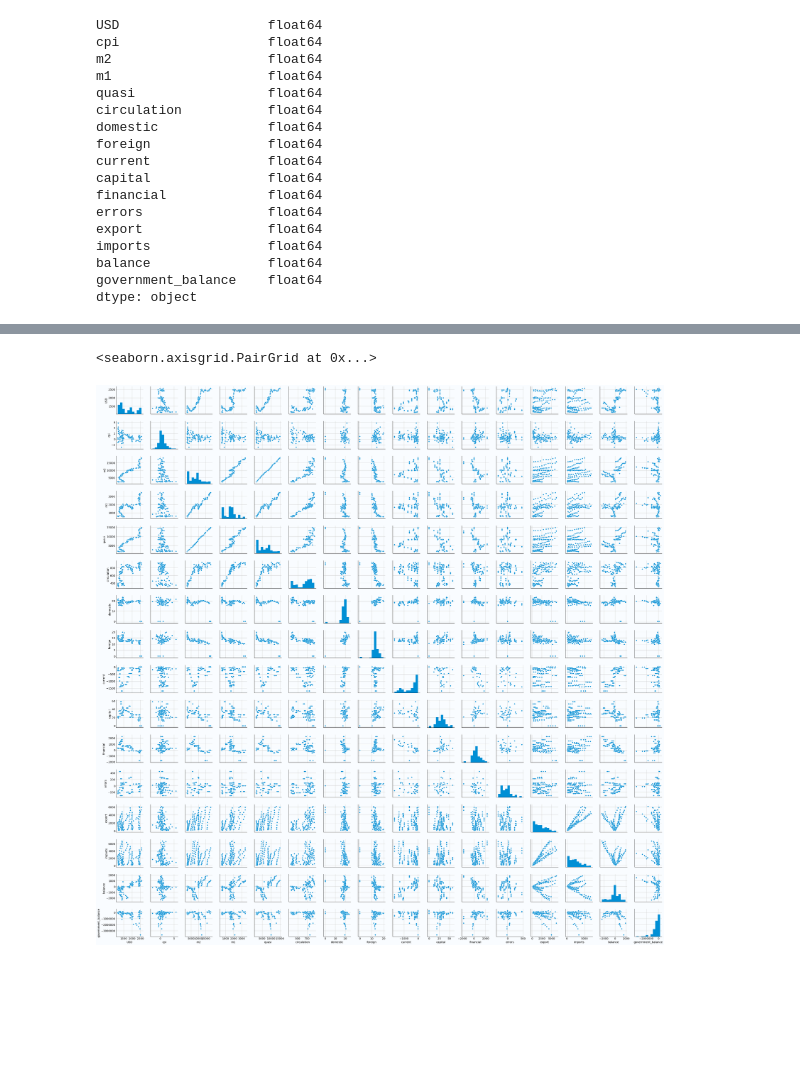
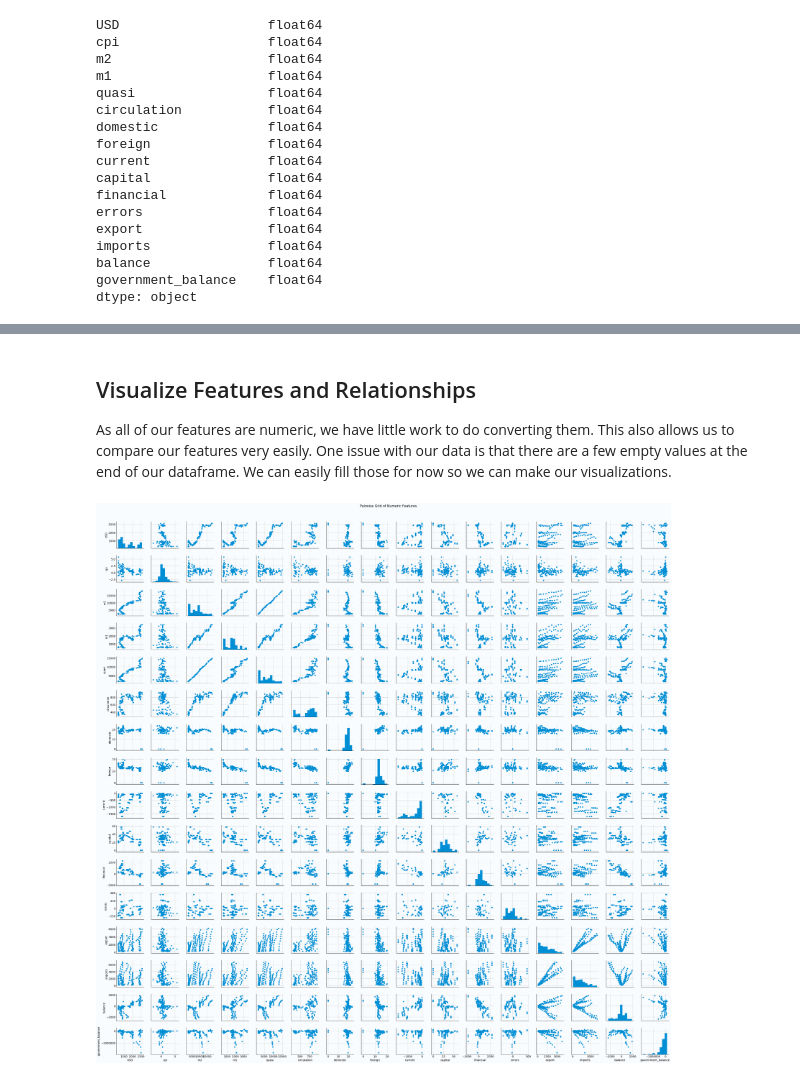
Before and after one commit to ugysteel/Mongolian-Data-Stories, a Jupyter notebook: MNT Exchange Rate Forecast/Part 2 - Machine Learning Model/USD-MNT Machine Learning - EDA.ipynb, the cells around one changed output, grey strips where cells are left out. Saved outputs shown, nothing was run; the diff lists cells and outputs as text; code cells hidden in the pictures; blank space fills up the shorter version.

```diff
--- a/MNT Exchange Rate Forecast/Part 2 - Machine Learning Model/USD-MNT Machine Learning - EDA.ipynb
+++ b/MNT Exchange Rate Forecast/Part 2 - Machine Learning Model/USD-MNT Machine Learning - EDA.ipynb
@@ -44,7 +63,14 @@ dtype: object
+# %% [markdown]
+## Visualize Features and Relationships
+As all of our features are numeric, we have little work to do converting them. This also allows us to compare our features very easily. One issue with our data is that there are a few empty values at the end of our dataframe. We can easily fill those for now so we can make our visualizations.
 # %%
 df = df.fillna(value=0)
-# %%
-sns.pairplot(df)
-# %% [output]
-<seaborn.axisgrid.PairGrid at 0x...>
-[figure, removed]
+# %%
+# Pair grid of key variables.
+g = sns.PairGrid(df)
+g.map_diag(plt.hist)
+g.map_offdiag(plt.scatter)
+plt.subplots_adjust(top=0.95)
+g.fig.suptitle('Pairwise Grid of Numeric Features');
+# %% [output]
+[figure, added]
```
Also changed, not shown: parts of 36 cells of this notebook.
